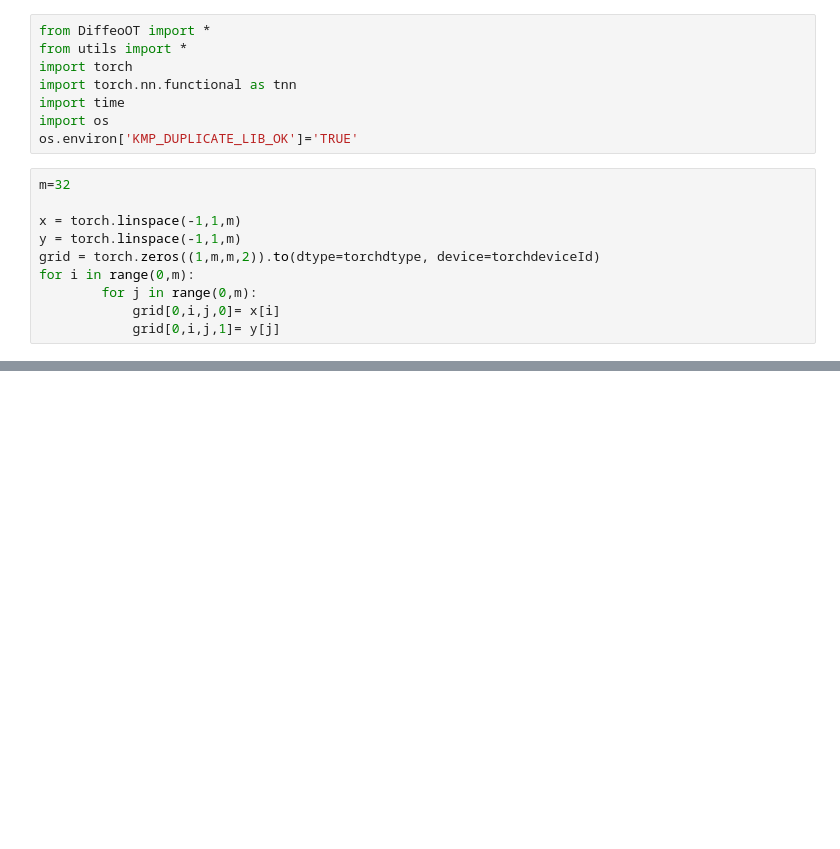
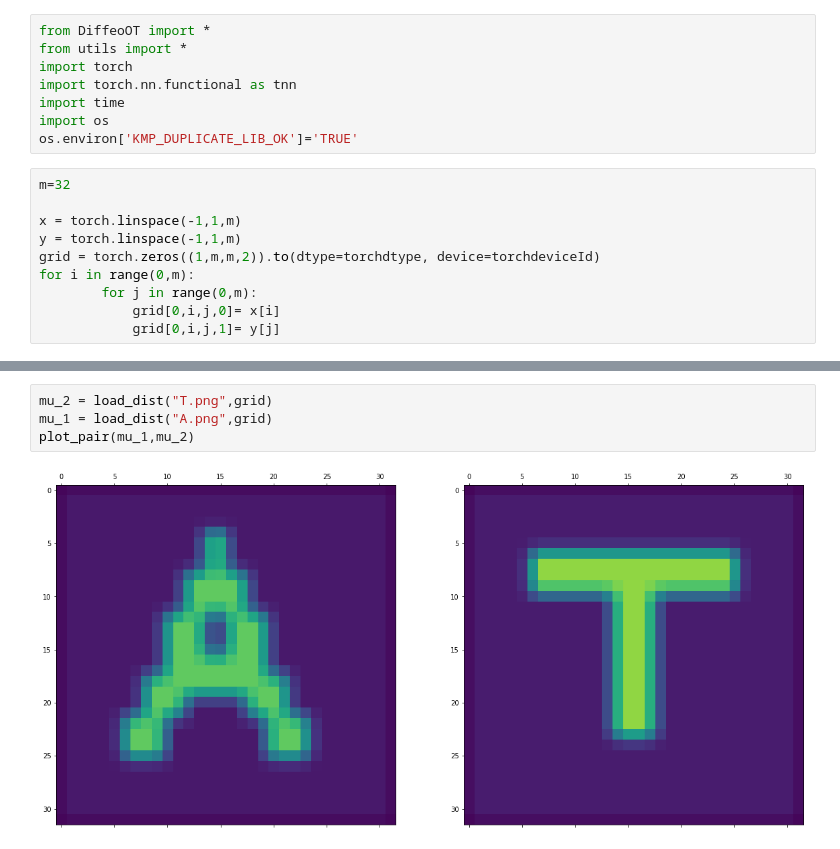
Before and after one commit to mao1756/pdot, a Jupyter notebook: OT.ipynb, the cells around one changed output, grey strips where cells are left out. Saved outputs shown, nothing was run; the diff lists cells and outputs as text; blank space fills up the shorter version.

```diff
--- a/OT.ipynb
+++ b/OT.ipynb
@@ -26,0 +30,6 @@ plot_pair(mu_1,mu_2)
+# %%
+mu_2 = load_dist("T.png",grid)
+mu_1 = load_dist("A.png",grid)
+plot_pair(mu_1,mu_2)
+# %% [output]
+[figure, added]
```
Also changed, not shown: parts of 12 cells of this notebook, 9 other files.
